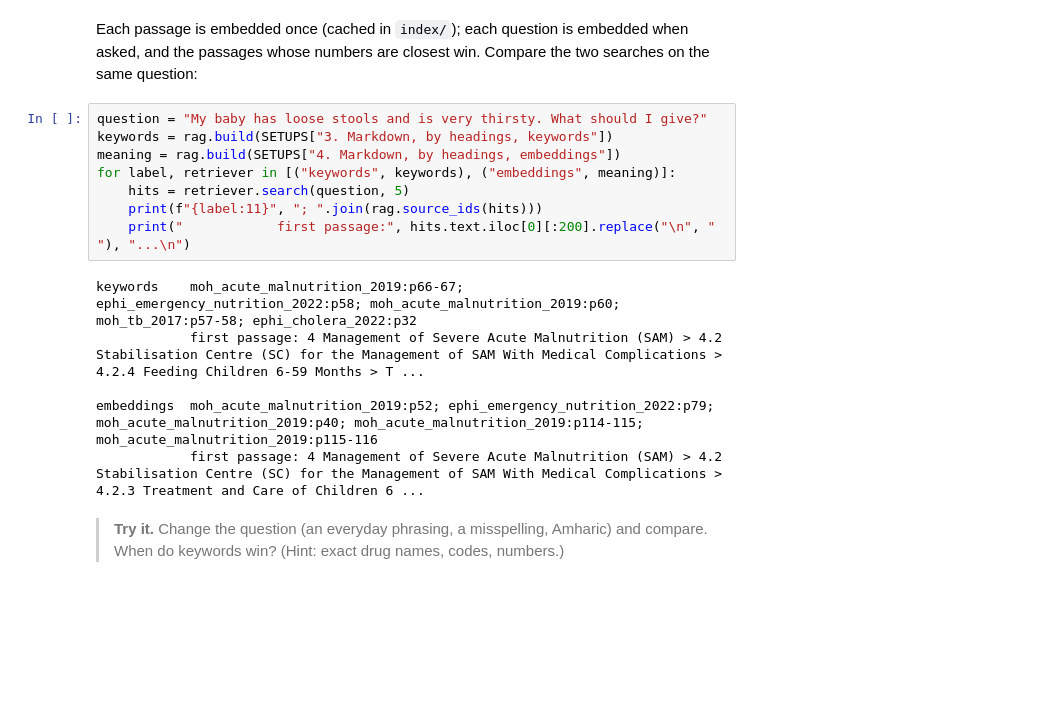
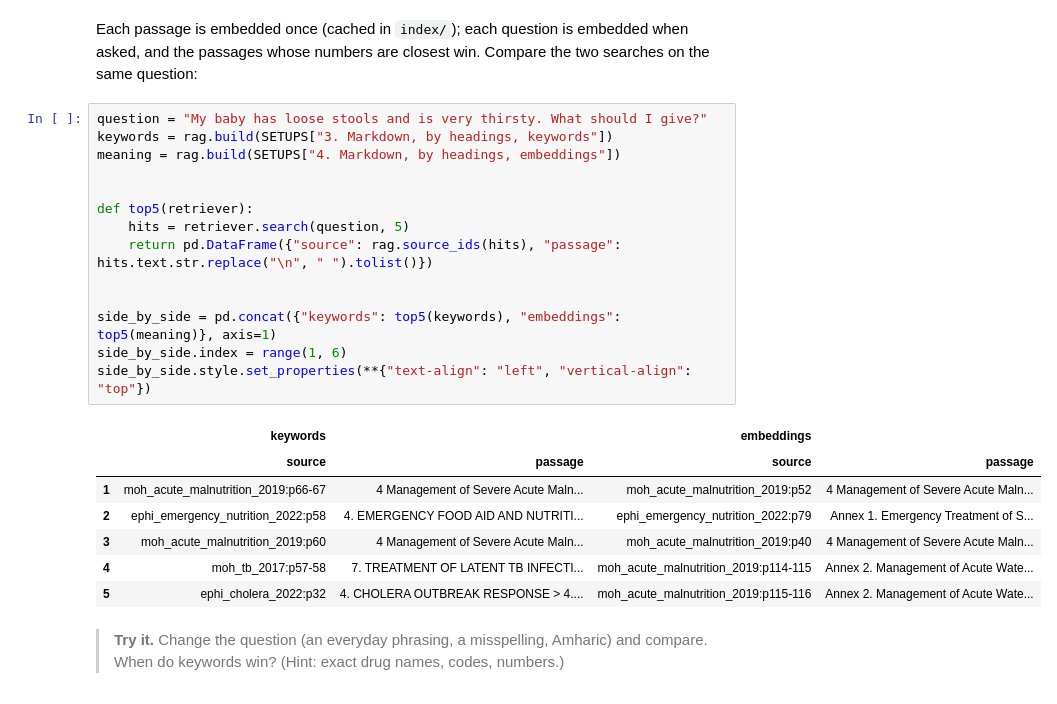
Before and after one commit to ydfriedman/MLOps-Workshop, a Jupyter notebook: llm-cds/3_improve_rag.ipynb, the cells around one changed output. Saved outputs shown, nothing was run; the diff lists cells and outputs as text; blank space fills up the shorter version.

```diff
--- a/llm-cds/3_improve_rag.ipynb
+++ b/llm-cds/3_improve_rag.ipynb
@@ -198,17 +201,25 @@ whose numbers are closest win. Compare the two searches on the same question:
 # %%
 question = "My baby has loose stools and is very thirsty. What should I give?"
 keywords = rag.build(SETUPS["3. Markdown, by headings, keywords"])
 meaning = rag.build(SETUPS["4. Markdown, by headings, embeddings"])
-for label, retriever in [("keywords", keywords), ("embeddings", meaning)]:
+
+
+def top5(retriever):
     hits = retriever.search(question, 5)
-    print(f"{label:11}", "; ".join(rag.source_ids(hits)))
-    print("            first passage:", hits.text.iloc[0][:200].replace("\n", " "), "...\n")
+    return pd.DataFrame({"source": rag.source_ids(hits), "passage": hits.text.str.replace("\n", " ").tolist()})
+
+
+side_by_side = pd.concat({"keywords": top5(keywords), "embeddings": top5(meaning)}, axis=1)
+side_by_side.index = range(1, 6)
+side_by_side.style.set_properties(**{"text-align": "left", "vertical-align": "top"})
 # %% [output]
-keywords    moh_acute_malnutrition_2019:p66-67; ephi_emergency_nutrition_2022:p58; moh_acute_malnutrition_2019:p60; moh_tb_2017:p57-58; ephi_cholera_2022:p32
-            first passage: 4 Management of Severe Acute Malnutrition (SAM) > 4.2 Stabilisation Centre (SC) for the Management of SAM With Medical Complications > 4.2.4 Feeding Children 6-59 Months > T ...
-
-embeddings  moh_acute_malnutrition_2019:p52; ephi_emergency_nutrition_2022:p79; moh_acute_malnutrition_2019:p40; moh_acute_malnutrition_2019:p114-115; moh_acute_malnutrition_2019:p115-116
-            first passage: 4 Management of Severe Acute Malnutrition (SAM) > 4.2 Stabilisation Centre (SC) for the Management of SAM With Medical Complications > 4.2.3 Treatment and Care of Children 6 ...
+|  | keywords |  | embeddings |  |
+|  | source | passage | source | passage |
+| 1 | moh_acute_malnutrition_2019:p66-67 | 4 Management of Severe Acute Maln... | moh_acute_malnutrition_2019:p52 | 4 Management of Severe Acute Maln... |
+| 2 | ephi_emergency_nutrition_2022:p58 | 4. EMERGENCY FOOD AID AND NUTRITI... | ephi_emergency_nutrition_2022:p79 | Annex 1. Emergency Treatment of S... |
+| 3 | moh_acute_malnutrition_2019:p60 | 4 Management of Severe Acute Maln... | moh_acute_malnutrition_2019:p40 | 4 Management of Severe Acute Maln... |
+| 4 | moh_tb_2017:p57-58 | 7. TREATMENT OF LATENT TB INFECTI... | moh_acute_malnutrition_2019:p114-115 | Annex 2. Management of Acute Wate... |
+| 5 | ephi_cholera_2022:p32 | 4. CHOLERA OUTBREAK RESPONSE > 4.... | moh_acute_malnutrition_2019:p115-116 | Annex 2. Management of Acute Wate... |
 # %% [markdown]
 > **Try it.** Change the question (an everyday phrasing, a misspelling, Amharic) and compare. When do keywords
 > win? (Hint: exact drug names, codes, numbers.)
```
Also changed, not shown: parts of 23 cells of this notebook, 1 other file.
